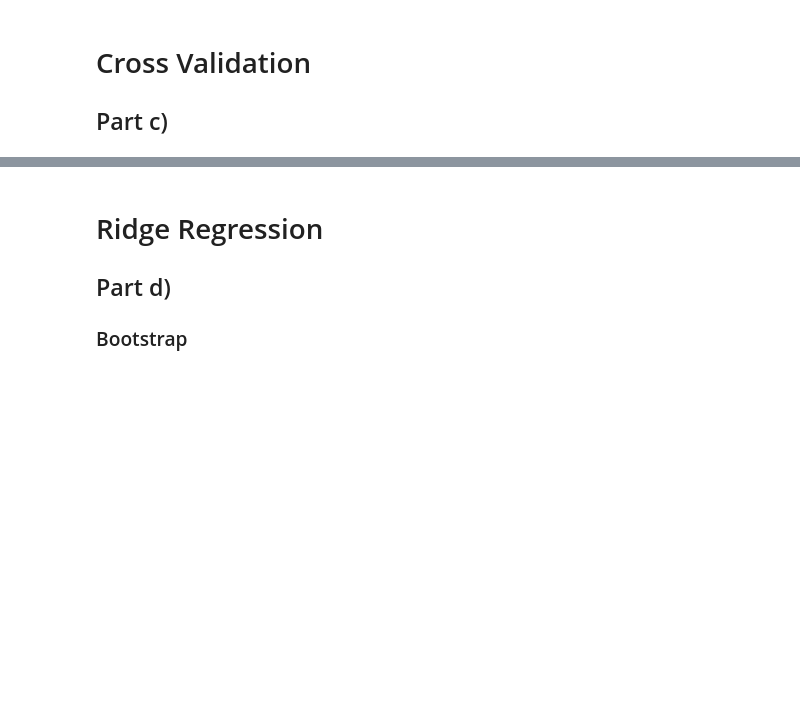
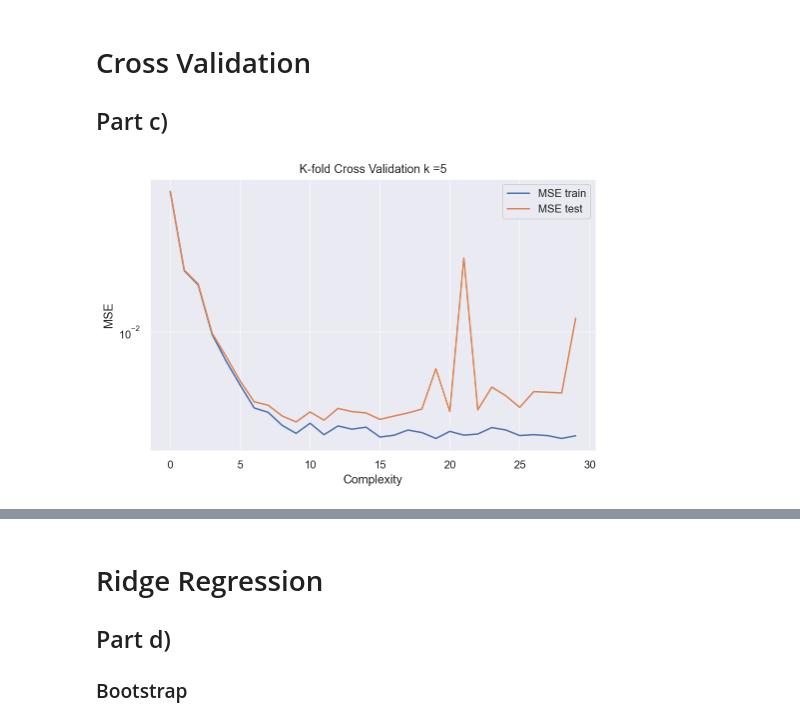
Before and after one commit to erikasan/fys-stk, a Jupyter notebook: project1/fysstk_p1_with_mylearn.ipynb, the cells around one changed output, grey strips where cells are left out. Drawn from its saved outputs; the diff is of its cells as text; code cells hidden in the pictures; blank space fills up the shorter version.

```diff
--- a/project1/fysstk_p1_with_mylearn.ipynb
+++ b/project1/fysstk_p1_with_mylearn.ipynb
@@ -326,6 +321,44 @@ fig.savefig(fig_path("bias_variance_ols.png"), dpi=300)
 # Cross Validation
 
 ## Part c)
+# %%
+np.random.seed(41)
+
+n = 1000        # number of data points
+sigma2 = 0.01   # irreducible error
+
+k = 5
+maxdeg = 30
+degrees = np.arange(maxdeg)
+
+x = np.random.rand(n)
+y = np.random.rand(n)
+z = frankeFunction(x, y) + 0.05*np.random.normal(0, 1, n)
+
+scores_KFold_train = np.zeros(maxdeg)
+scores_KFold_test = np.zeros(maxdeg)
+
+
+MSE_test = np.zeros(len(degrees))
+MSE_train = np.zeros(len(degrees))
+k = 5
+for degree in degrees:
+    MSE_test[degree], MSE_train[degree] = Kfold(k, degree, n) #Kfold with small f is our own
+
+
+fig = plt.figure(figsize=(8, 5))
+plt.grid(alpha=0.5)
+plt.plot(degrees, MSE_train, label='MSE train')
+plt.plot(degrees,MSE_test, label='MSE test')
+plt.legend()
+plt.xlabel("Complexity")
+plt.ylabel("MSE")
+plt.title('K-fold Cross Validation k =5')
+plt.yscale('log')
+plt.show()
+#fig.savefig(fig_path("Cross_validation_OLS"), dpi=300)
+# %% [output]
+[figure, added]
 # %%
 # Create data
 np.random.seed(41)
```
Also changed, not shown: parts of 4 cells of this notebook.
